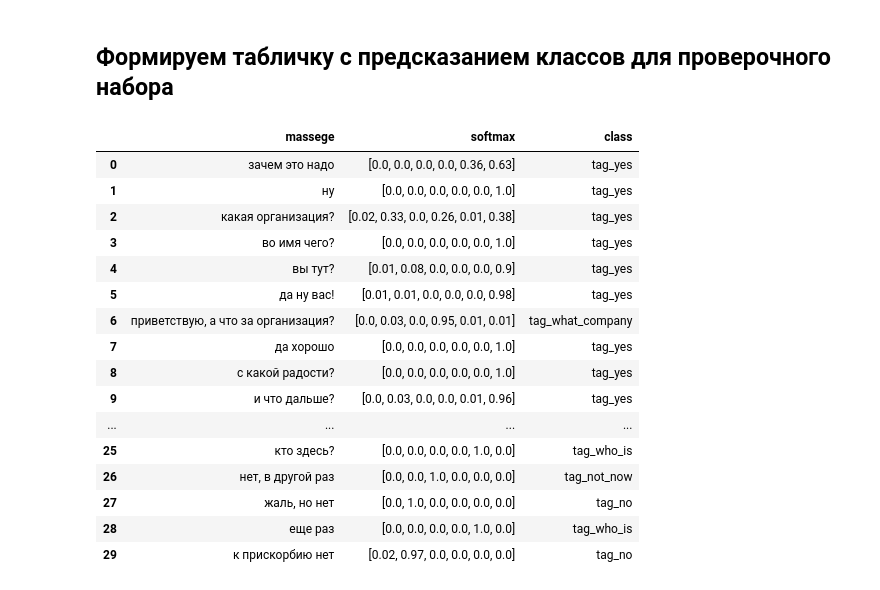
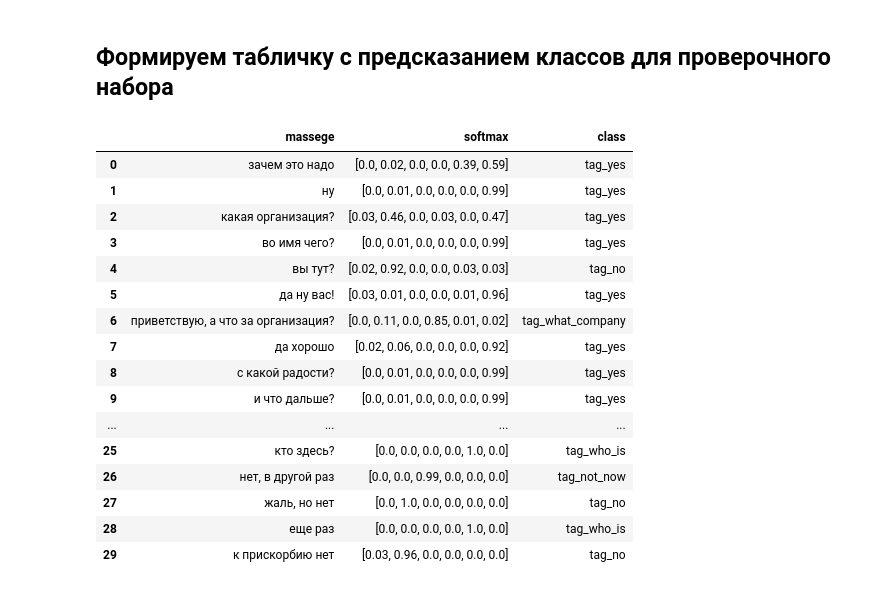
Before and after one commit to resquilleur/TestWorkNeowoxCC, a Jupyter notebook: Main.ipynb, the cells around one changed output. Drawn from its saved outputs; the diff is of its cells as text; code cells hidden in the pictures.

```diff
--- a/Main.ipynb
+++ b/Main.ipynb
@@ -240,5 +349,6 @@ Epoch 30/30
 # %%
-# загрузим лучшие веса
-models['lstm128'].load_weights('data/best_weightslstm128.h5')
+# загрузим лучшие веса моделей
+models['lstm128'].load_weights('data/best_weights_lstm128.h5')
+models_norm['lstm128'].load_weights('data/best_weights_lstm128_norm.h5')
 # %%
 model2 = models['lstm128']
@@ -273,44 +403,30 @@ NameError: ignored
 # %% [markdown]
 ## Формируем табличку с предсказанием классов для проверочного набора
 # %%
-x_valid_data = data_valid['message'].values
-
-# x_valid_normal = []
-
-# for frase in x_valid_data:
-#     new_frase = ''
-#     words = frase.split()
-#     for word in words:
-#         word = word.replace('!', '').replace(',', '').replace('?', '')
-#         new_frase += f' {ma.normal_forms(word)[0]}'
-#     x_valid_normal.append(new_frase)
-
-x_valid = tokenizer.texts_to_sequences(x_valid_data)
-x_valid = pad_sequences(x_valid, padding='pre')
-valid_pred = model2.predict(x_valid)
+valid_pred = model2.predict(x_valid_pad_seq)
 
 valid_df = pd.DataFrame()
-valid_df['massege'] = list(x_valid_data)
+valid_df['massege'] = list(x_valid)
 valid_df['softmax'] = list(valid_pred.round(2))
 valid_df['class'] = list(np.argmax(valid_pred, axis=1))
 
 valid_df['class'] = np.array([x[3:] for x in ohe_ytrain.get_feature_names()])[valid_df['class']]
 valid_df
 # %% [output]
 |  | massege | softmax | class |
-| 0 | зачем это надо | [0.0, 0.0, 0.0, 0.0, 0.36, 0.63] | tag_yes |
-| 1 | ну | [0.0, 0.0, 0.0, 0.0, 0.0, 1.0] | tag_yes |
-| 2 | какая организация? | [0.02, 0.33, 0.0, 0.26, 0.01, 0.38] | tag_yes |
-| 3 | во имя чего? | [0.0, 0.0, 0.0, 0.0, 0.0, 1.0] | tag_yes |
-| 4 | вы тут? | [0.01, 0.08, 0.0, 0.0, 0.0, 0.9] | tag_yes |
-| 5 | да ну вас! | [0.01, 0.01, 0.0, 0.0, 0.0, 0.98] | tag_yes |
-| 6 | приветствую, а что за организация? | [0.0, 0.03, 0.0, 0.95, 0.01, 0.01] | tag_what_company |
-| 7 | да хорошо | [0.0, 0.0, 0.0, 0.0, 0.0, 1.0] | tag_yes |
-| 8 | с какой радости? | [0.0, 0.0, 0.0, 0.0, 0.0, 1.0] | tag_yes |
-| 9 | и что дальше? | [0.0, 0.03, 0.0, 0.0, 0.01, 0.96] | tag_yes |
+| 0 | зачем это надо | [0.0, 0.02, 0.0, 0.0, 0.39, 0.59] | tag_yes |
+| 1 | ну | [0.0, 0.01, 0.0, 0.0, 0.0, 0.99] | tag_yes |
+| 2 | какая организация? | [0.03, 0.46, 0.0, 0.03, 0.0, 0.47] | tag_yes |
+| 3 | во имя чего? | [0.0, 0.01, 0.0, 0.0, 0.0, 0.99] | tag_yes |
+| 4 | вы тут? | [0.02, 0.92, 0.0, 0.0, 0.03, 0.03] | tag_no |
+| 5 | да ну вас! | [0.03, 0.01, 0.0, 0.0, 0.01, 0.96] | tag_yes |
+| 6 | приветствую, а что за организация? | [0.0, 0.11, 0.0, 0.85, 0.01, 0.02] | tag_what_company |
+| 7 | да хорошо | [0.02, 0.06, 0.0, 0.0, 0.0, 0.92] | tag_yes |
+| 8 | с какой радости? | [0.0, 0.01, 0.0, 0.0, 0.0, 0.99] | tag_yes |
+| 9 | и что дальше? | [0.0, 0.01, 0.0, 0.0, 0.0, 0.99] | tag_yes |
 | ... | ... | ... | ... |
 | 25 | кто здесь? | [0.0, 0.0, 0.0, 0.0, 1.0, 0.0] | tag_who_is |
-| 26 | нет, в другой раз | [0.0, 0.0, 1.0, 0.0, 0.0, 0.0] | tag_not_now |
+| 26 | нет, в другой раз | [0.0, 0.0, 0.99, 0.0, 0.0, 0.0] | tag_not_now |
 | 27 | жаль, но нет | [0.0, 1.0, 0.0, 0.0, 0.0, 0.0] | tag_no |
 | 28 | еще раз | [0.0, 0.0, 0.0, 0.0, 1.0, 0.0] | tag_who_is |
-| 29 | к прискорбию нет | [0.02, 0.97, 0.0, 0.0, 0.0, 0.0] | tag_no |
+| 29 | к прискорбию нет | [0.03, 0.96, 0.0, 0.0, 0.0, 0.0] | tag_no |
```
Also changed, not shown: parts of 27 cells of this notebook.
